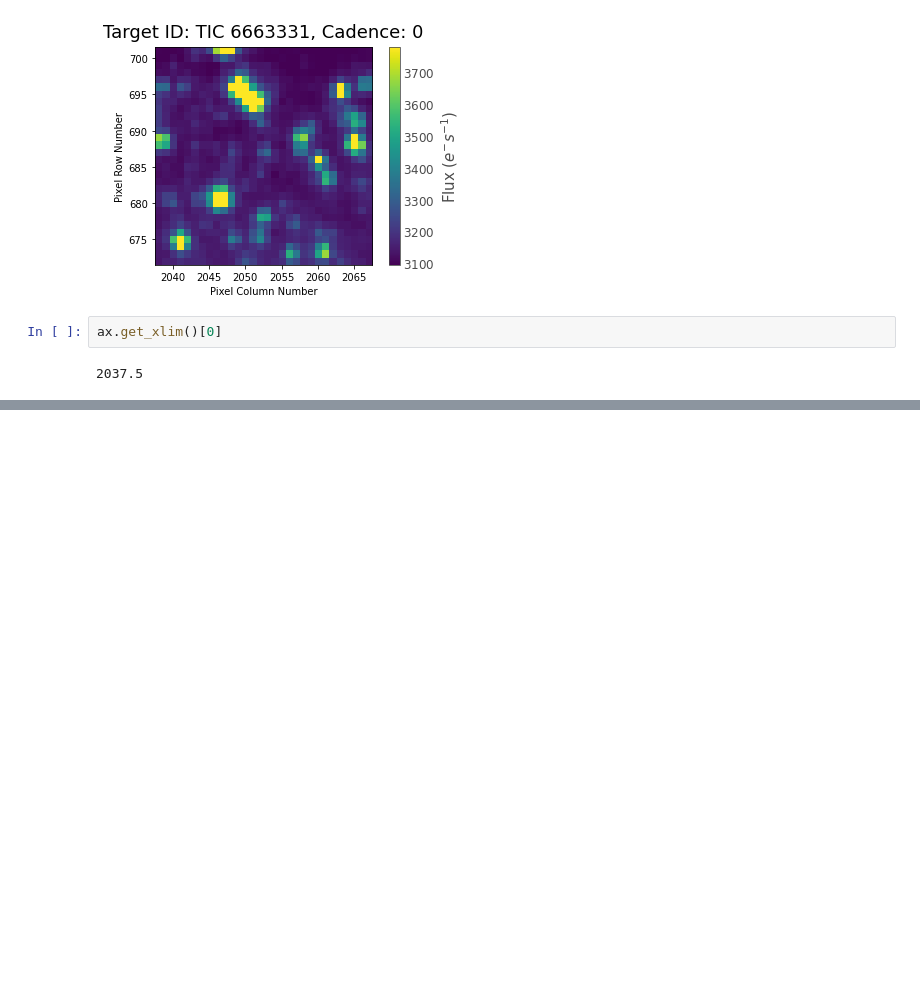
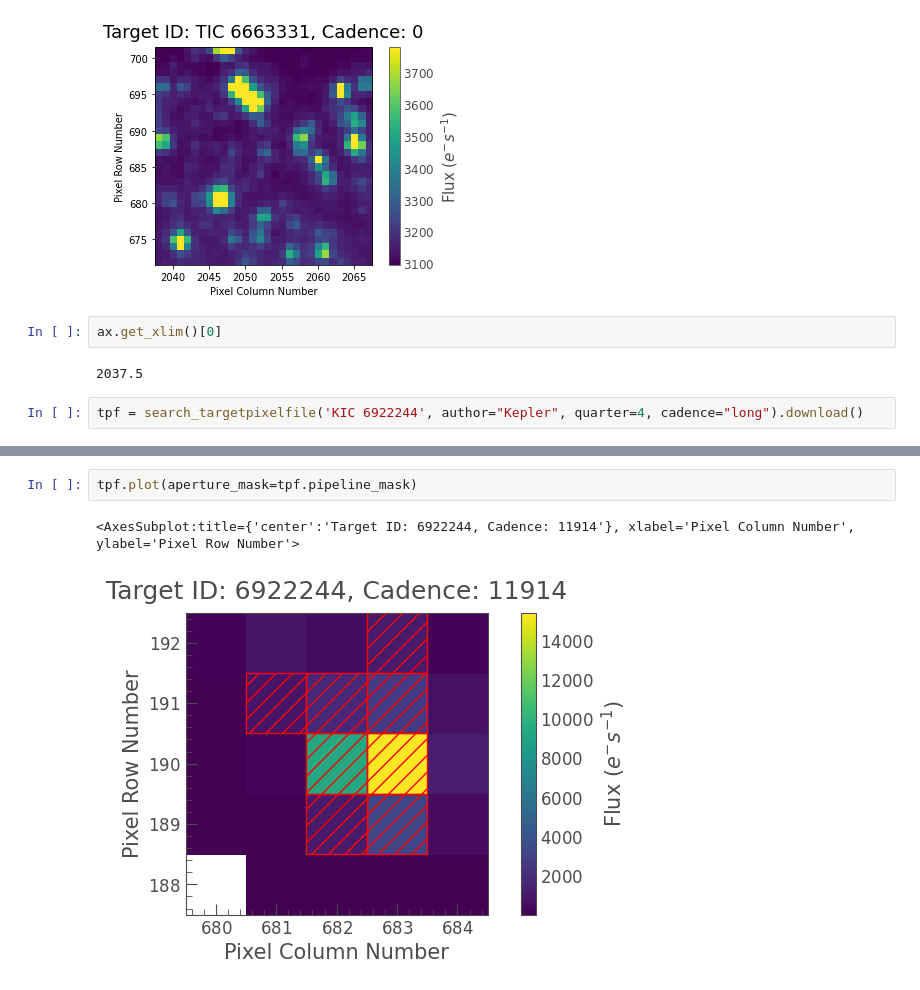
Before and after one commit to HarritonResearchLab/sunnyhills, a Jupyter notebook: personal_epochs/veronica/june/cutouts.ipynb, the cells around one changed output, grey strips where cells are left out. Saved outputs shown, nothing was run; the diff lists cells and outputs as text; blank space fills up the shorter version.

```diff
--- a/personal_epochs/veronica/june/cutouts.ipynb
+++ b/personal_epochs/veronica/june/cutouts.ipynb
@@ -83,3 +90,5 @@ tpf.plot(ax=ax)
 ax.get_xlim()[0]
 # %% [output]
 2037.5
+# %%
+tpf = search_targetpixelfile('KIC 6922244', author="Kepler", quarter=4, cadence="long").download()
@@ -85,0 +103,5 @@ ax.get_xlim()[0]
+# %%
+tpf.plot(aperture_mask=tpf.pipeline_mask)
+# %% [output]
+<AxesSubplot:title={'center':'Target ID: 6922244, Cadence: 11914'}, xlabel='Pixel Column Number', ylabel='Pixel Row Number'>
+[figure, added]
```
Also changed, not shown: parts of 6 cells of this notebook, 2 other files.
